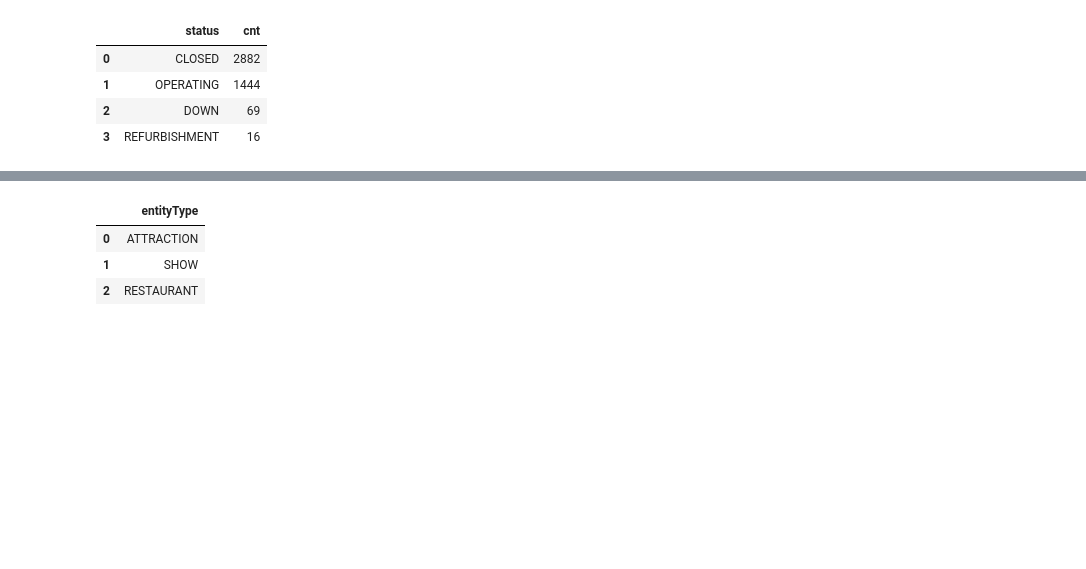
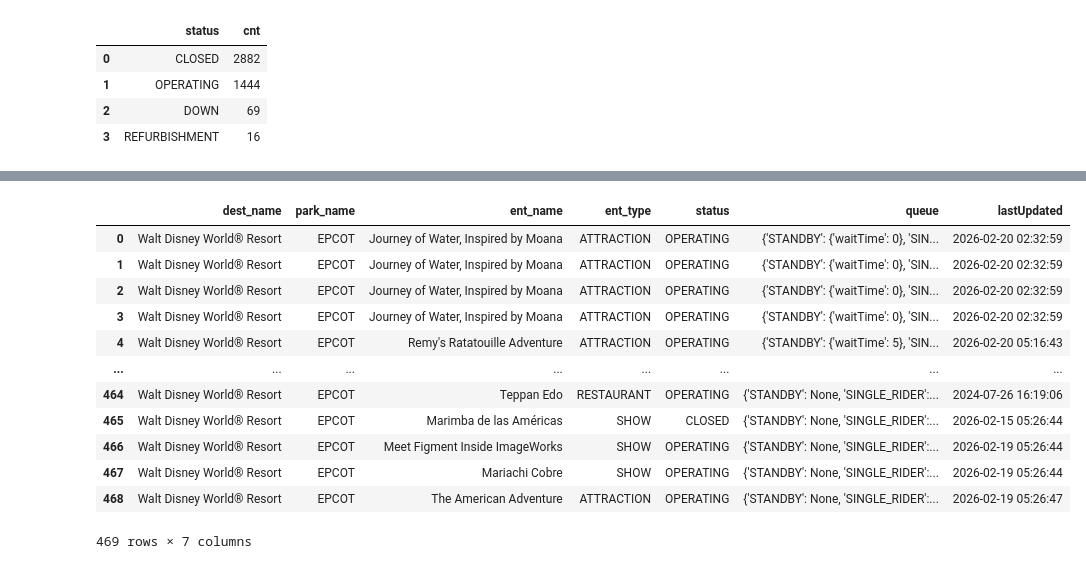
Before and after one commit to ajlile98/themeparks-data-engineering, a Jupyter notebook: notebooks/query_iceberg.ipynb, the cells around one changed output, grey strips where cells are left out. Saved outputs shown, nothing was run; the diff lists cells and outputs as text; code cells hidden in the pictures; blank space fills up the shorter version.

Commit message:
support: wrote query to join tables to get live data on entities at EPCOT

```diff
--- a/notebooks/query_iceberg.ipynb
+++ b/notebooks/query_iceberg.ipynb
@@ -209,10 +216,26 @@ con.execute(f"""
 # %%
 con.execute(f"""
-    SELECT distinct entityType
-    FROM iceberg_scan('{entities}') d
+    SELECT p.destination_name dest_name, p.name park_name, ld.name ent_name, ld.entityType ent_type, ld.status, ld.queue, ld.lastUpdated
+    FROM iceberg_scan('{destinations}') as d
+        JOIN iceberg_scan('{parks}') as p
+            ON d.id = p.destination_id
+        JOIN iceberg_scan('{live_data}') as ld
+            ON p.id = ld.park_id
+    WHERE d.slug = 'waltdisneyworldresort'
+    AND p.name = 'EPCOT'
+    order by 6
 """).df()
 # %% [output]
-|  | entityType |
-| 0 | ATTRACTION |
-| 1 | SHOW |
-| 2 | RESTAURANT |
+|  | dest_name | park_name | ent_name | ent_type | status | queue | lastUpdated |
+| 0 | Walt Disney World® Resort | EPCOT | Journey of Water, Inspired by Moana | ATTRACTION | OPERATING | {'STANDBY': {'waitTime': 0}, 'SIN... | 2026-02-20 02:32:59 |
+| 1 | Walt Disney World® Resort | EPCOT | Journey of Water, Inspired by Moana | ATTRACTION | OPERATING | {'STANDBY': {'waitTime': 0}, 'SIN... | 2026-02-20 02:32:59 |
+| 2 | Walt Disney World® Resort | EPCOT | Journey of Water, Inspired by Moana | ATTRACTION | OPERATING | {'STANDBY': {'waitTime': 0}, 'SIN... | 2026-02-20 02:32:59 |
+| 3 | Walt Disney World® Resort | EPCOT | Journey of Water, Inspired by Moana | ATTRACTION | OPERATING | {'STANDBY': {'waitTime': 0}, 'SIN... | 2026-02-20 02:32:59 |
+| 4 | Walt Disney World® Resort | EPCOT | Remy's Ratatouille Adventure | ATTRACTION | OPERATING | {'STANDBY': {'waitTime': 5}, 'SIN... | 2026-02-20 05:16:43 |
+| ... | ... | ... | ... | ... | ... | ... | ... |
+| 464 | Walt Disney World® Resort | EPCOT | Teppan Edo | RESTAURANT | OPERATING | {'STANDBY': None, 'SINGLE_RIDER':... | 2024-07-26 16:19:06 |
+| 465 | Walt Disney World® Resort | EPCOT | Marimba de las Américas | SHOW | CLOSED | {'STANDBY': None, 'SINGLE_RIDER':... | 2026-02-15 05:26:44 |
+| 466 | Walt Disney World® Resort | EPCOT | Meet Figment Inside ImageWorks | SHOW | OPERATING | {'STANDBY': None, 'SINGLE_RIDER':... | 2026-02-19 05:26:44 |
+| 467 | Walt Disney World® Resort | EPCOT | Mariachi Cobre | SHOW | OPERATING | {'STANDBY': None, 'SINGLE_RIDER':... | 2026-02-19 05:26:44 |
+| 468 | Walt Disney World® Resort | EPCOT | The American Adventure | ATTRACTION | OPERATING | {'STANDBY': None, 'SINGLE_RIDER':... | 2026-02-19 05:26:47 |
+469 rows × 7 columns
```
Also changed, not shown: parts of 4 cells of this notebook.
